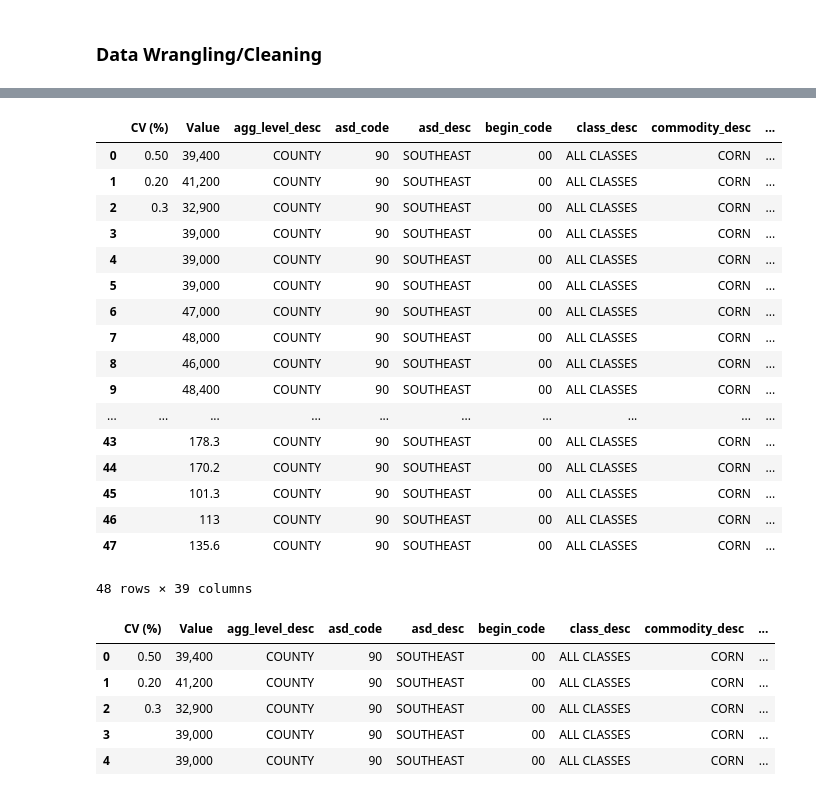
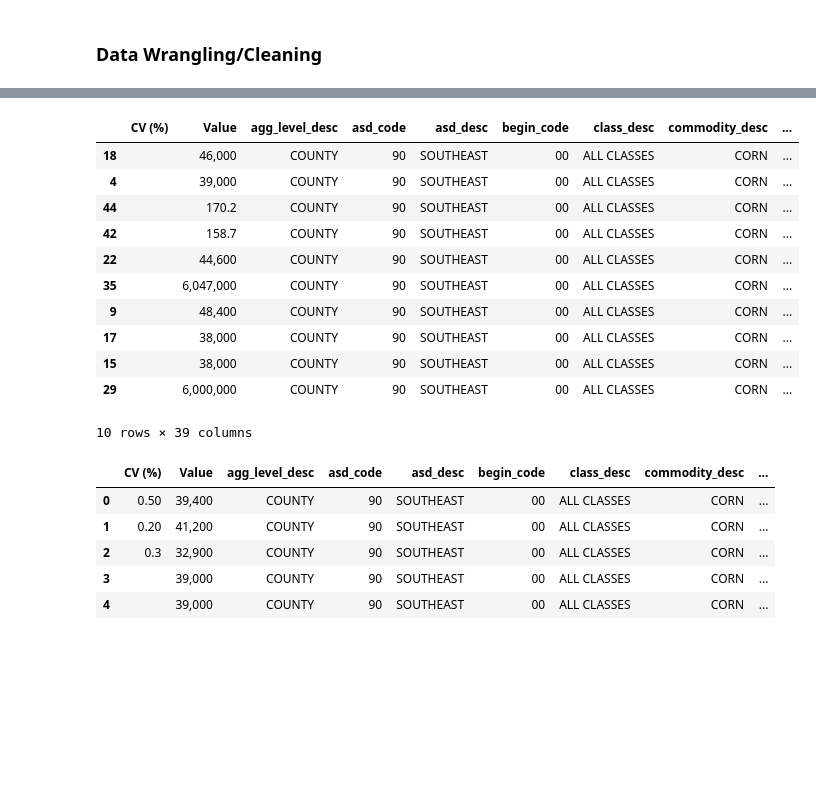
Before and after one commit to IT4063C-Fall23/final-project-kellej6, a Jupyter notebook: source.ipynb, the cells around one changed output, grey strips where cells are left out. Cells and saved outputs as stored; diff of their text form; code cells hidden in the pictures; blank space fills up the shorter version.

```diff
--- a/source.ipynb
+++ b/source.ipynb
@@ -86,6 +95,6 @@ params = {
 }
 
 response = requests.get(url=url, params=params)
-data = str(response.json())
+nass_data = str(response.json())
 # %% [markdown]
 ### Data Wrangling/Cleaning
@@ -92,8 +168,8 @@ data = str(response.json())
 # %%
 import io
 
-data = data.replace("'", '"')
-df = pd.read_json(io.StringIO(data), orient='records')
-df
+nass_data = nass_data.replace("'", '"')
+nass_df = pd.read_json(io.StringIO(nass_data), orient='records')
+nass_df.head()
 # %% [output]
 |  | data |
@@ -116,42 +181,36 @@ df
 # %%
 # Reference: https://stackoverflow.com/questions/613183/how-do-i-sort-a-dictionary-by-value
 # Reference: https://stackoverflow.com/questions/20638006/convert-list-of-dictionaries-to-a-pandas-dataframe
 # Reference: Bing Chat with GPT-4
 # Reference: Github Copilot
 # Iterate through df and convert JSON to dataframe
 import json
 
 dataframes = []
-for index, row in df.iterrows():
+for index, row in nass_df.iterrows():
     json_data = row.to_json()
     json_clean = json_data[8:-1]
     my_dict = json.loads(json_clean)
     sorted_dict = dict(sorted(my_dict.items()))
     dataframe = pd.DataFrame.from_dict(sorted_dict, orient='index').T
     dataframes.append(dataframe)
 
 # Concatenate all dataframes into a single dataframe
-result_df = pd.concat(dataframes, ignore_index=True)
-result_df
+nass_combined_df = pd.concat(dataframes, ignore_index=True)
+nass_combined_df.sample(10)
 # %% [output]
 |  | CV (%) | Value | agg_level_desc | asd_code | asd_desc | begin_code | class_desc | commodity_desc | ... |
-| 0 | 0.50 | 39,400 | COUNTY | 90 | SOUTHEAST | 00 | ALL CLASSES | CORN | ... |
-| 1 | 0.20 | 41,200 | COUNTY | 90 | SOUTHEAST | 00 | ALL CLASSES | CORN | ... |
-| 2 | 0.3 | 32,900 | COUNTY | 90 | SOUTHEAST | 00 | ALL CLASSES | CORN | ... |
-| 3 |  | 39,000 | COUNTY | 90 | SOUTHEAST | 00 | ALL CLASSES | CORN | ... |
+| 18 |  | 46,000 | COUNTY | 90 | SOUTHEAST | 00 | ALL CLASSES | CORN | ... |
 | 4 |  | 39,000 | COUNTY | 90 | SOUTHEAST | 00 | ALL CLASSES | CORN | ... |
-| 5 |  | 39,000 | COUNTY | 90 | SOUTHEAST | 00 | ALL CLASSES | CORN | ... |
-| 6 |  | 47,000 | COUNTY | 90 | SOUTHEAST | 00 | ALL CLASSES | CORN | ... |
-| 7 |  | 48,000 | COUNTY | 90 | SOUTHEAST | 00 | ALL CLASSES | CORN | ... |
-| 8 |  | 46,000 | COUNTY | 90 | SOUTHEAST | 00 | ALL CLASSES | CORN | ... |
+| 44 |  | 170.2 | COUNTY | 90 | SOUTHEAST | 00 | ALL CLASSES | CORN | ... |
+| 42 |  | 158.7 | COUNTY | 90 | SOUTHEAST | 00 | ALL CLASSES | CORN | ... |
+| 22 |  | 44,600 | COUNTY | 90 | SOUTHEAST | 00 | ALL CLASSES | CORN | ... |
+| 35 |  | 6,047,000 | COUNTY | 90 | SOUTHEAST | 00 | ALL CLASSES | CORN | ... |
 | 9 |  | 48,400 | COUNTY | 90 | SOUTHEAST | 00 | ALL CLASSES | CORN | ... |
-| ... | ... | ... | ... | ... | ... | ... | ... | ... | ... |
-| 43 |  | 178.3 | COUNTY | 90 | SOUTHEAST | 00 | ALL CLASSES | CORN | ... |
-| 44 |  | 170.2 | COUNTY | 90 | SOUTHEAST | 00 | ALL CLASSES | CORN | ... |
-| 45 |  | 101.3 | COUNTY | 90 | SOUTHEAST | 00 | ALL CLASSES | CORN | ... |
-| 46 |  | 113 | COUNTY | 90 | SOUTHEAST | 00 | ALL CLASSES | CORN | ... |
-| 47 |  | 135.6 | COUNTY | 90 | SOUTHEAST | 00 | ALL CLASSES | CORN | ... |
+| 17 |  | 38,000 | COUNTY | 90 | SOUTHEAST | 00 | ALL CLASSES | CORN | ... |
+| 15 |  | 38,000 | COUNTY | 90 | SOUTHEAST | 00 | ALL CLASSES | CORN | ... |
+| 29 |  | 6,000,000 | COUNTY | 90 | SOUTHEAST | 00 | ALL CLASSES | CORN | ... |
-48 rows × 39 columns
+10 rows × 39 columns
 # %%
 """
 Cell generated by Data Wrangler.
```
Also changed, not shown: parts of 38 cells of this notebook, 3 other files.
